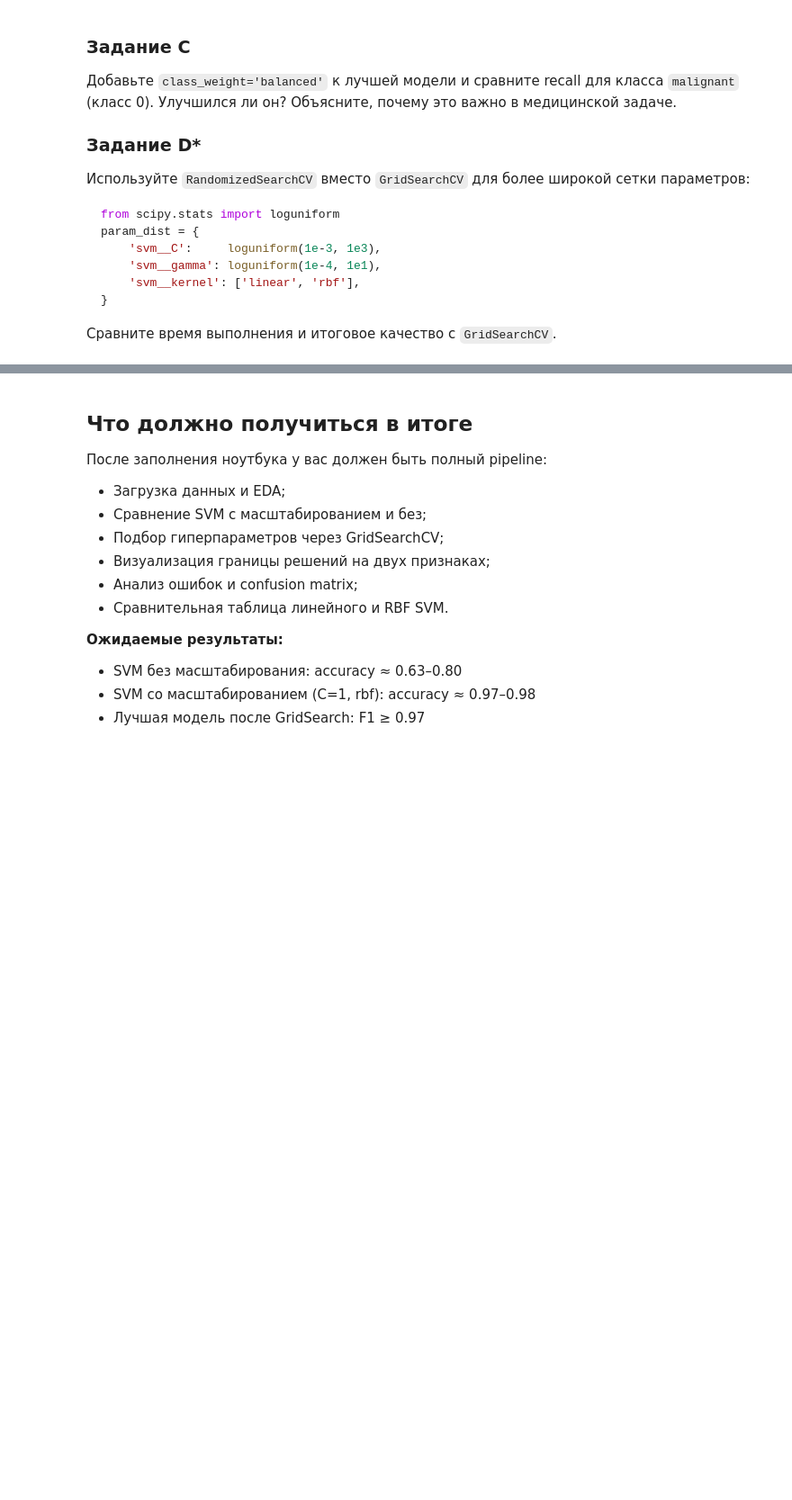
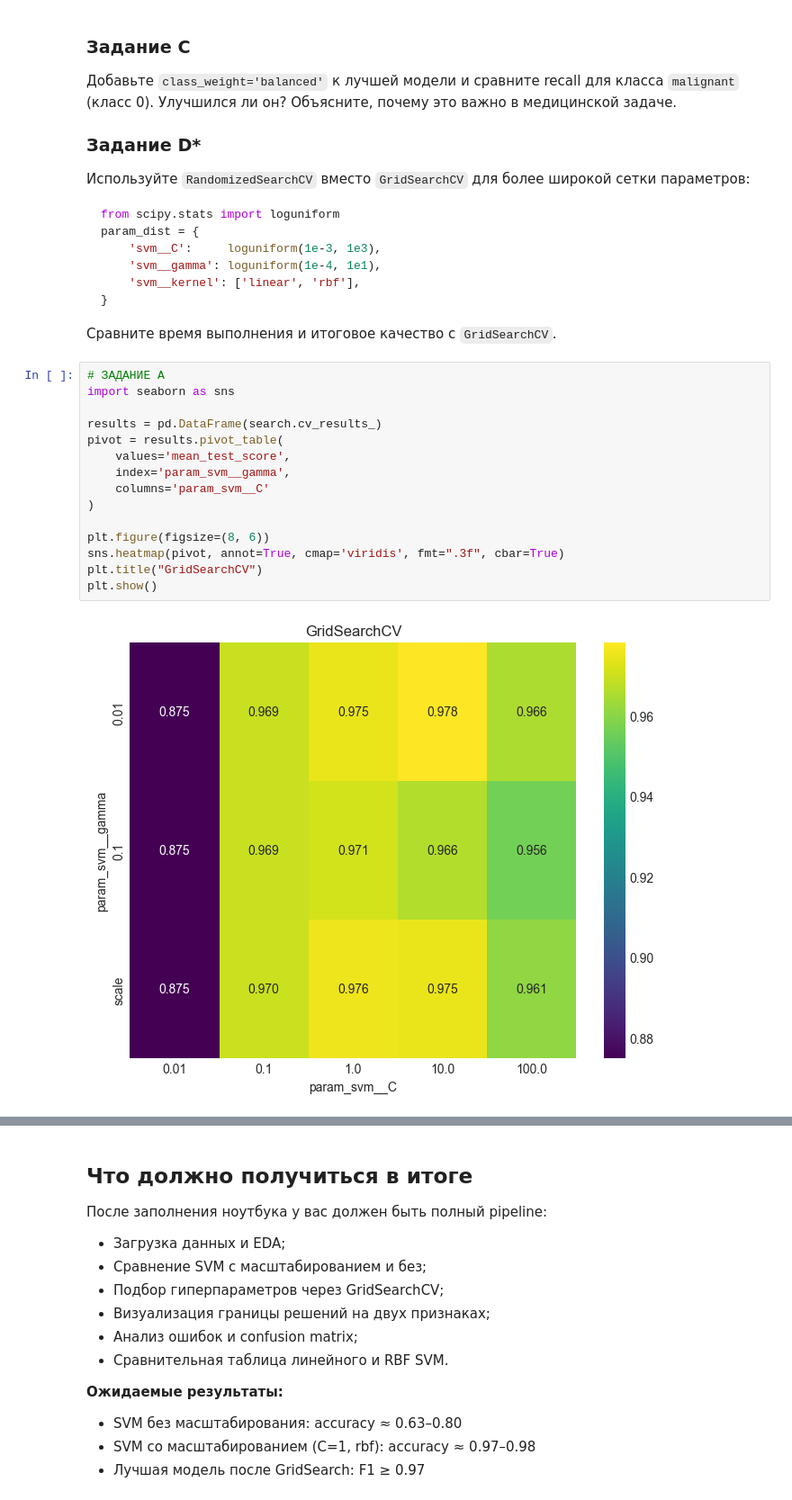
Before and after one commit to SYaroslav0/ml-yara-homework, a Jupyter notebook: hw08/svm_practice_student.ipynb, the cells around one changed output, grey strips where cells are left out. Shown at 90% size. Cells and saved outputs as stored; diff of their text form; blank space fills up the shorter version.

````diff
--- a/hw08/svm_practice_student.ipynb
+++ b/hw08/svm_practice_student.ipynb
@@ -504,3 +518,20 @@ param_dist = {
 }
 ```
 Сравните время выполнения и итоговое качество с `GridSearchCV`.
+# %%
+# ЗАДАНИЕ A
+import seaborn as sns
+
+results = pd.DataFrame(search.cv_results_)
+pivot = results.pivot_table(
+    values='mean_test_score',
+    index='param_svm__gamma',
+    columns='param_svm__C'
+)
+
+plt.figure(figsize=(8, 6))
+sns.heatmap(pivot, annot=True, cmap='viridis', fmt=".3f", cbar=True)
+plt.title("GridSearchCV")
+plt.show()
+# %% [output]
+[figure, added]
````
Also changed, not shown: parts of 7 cells of this notebook.
